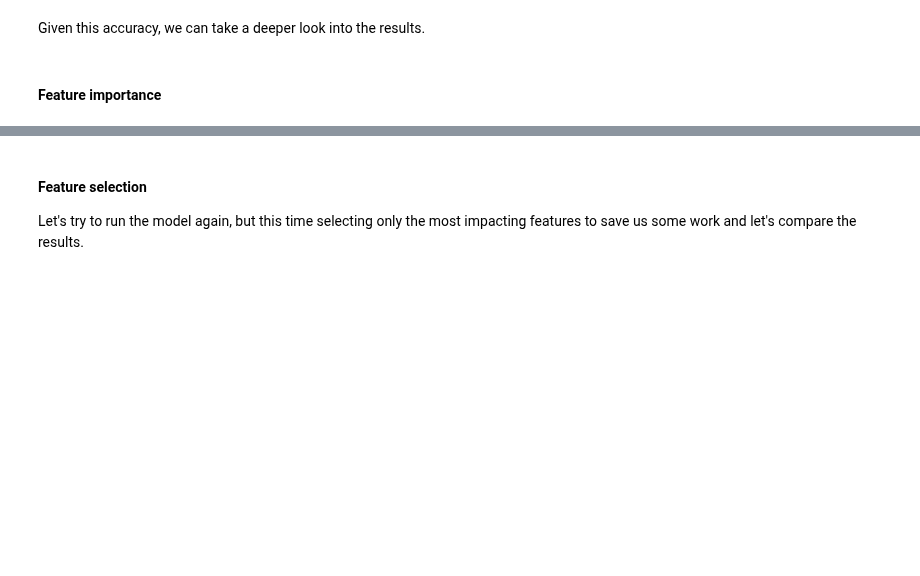
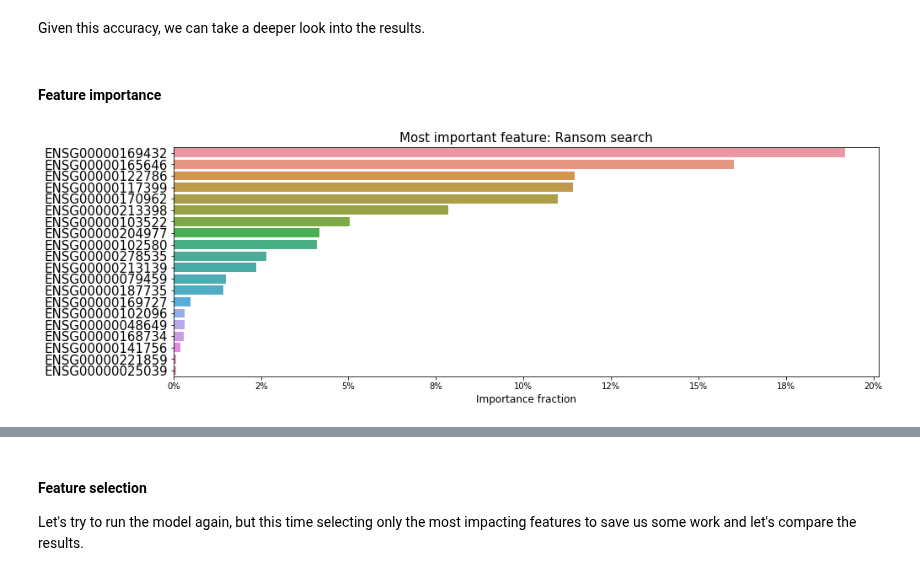
Before and after one commit to JulesTriomphe/dsip, a Jupyter notebook: Project/02_Random_Search.ipynb, the cells around one changed output, grey strips where cells are left out. Saved outputs shown, nothing was run; the diff lists cells and outputs as text; code cells hidden in the pictures; blank space fills up the shorter version.

```diff
--- a/Project/02_Random_Search.ipynb
+++ b/Project/02_Random_Search.ipynb
@@ -170,7 +196,9 @@ Given this accuracy, we can take a deeper look into the results.
 # %%
 random_feature_importances = [(list(X.columns)[i], random_reg_best.best_estimator_.feature_importances_[i])
                               for i in range(len(list(X.columns)))]
 random_feature_importances.sort(key=itemgetter(1), reverse = True)
-plot_importance(random_feature_importances, 20, 'Ransom search')
+plot_importance(random_feature_importances, 20, 'Random search')
+# %% [output]
+[figure, added]
 # %%
 print(r2_score(y_test,random_y_pred))
```
Also changed, not shown: parts of 12 cells of this notebook.
